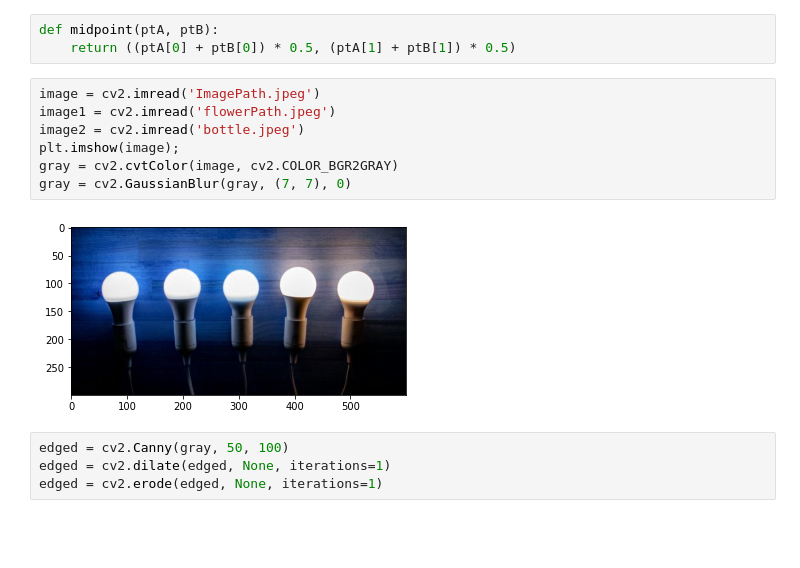
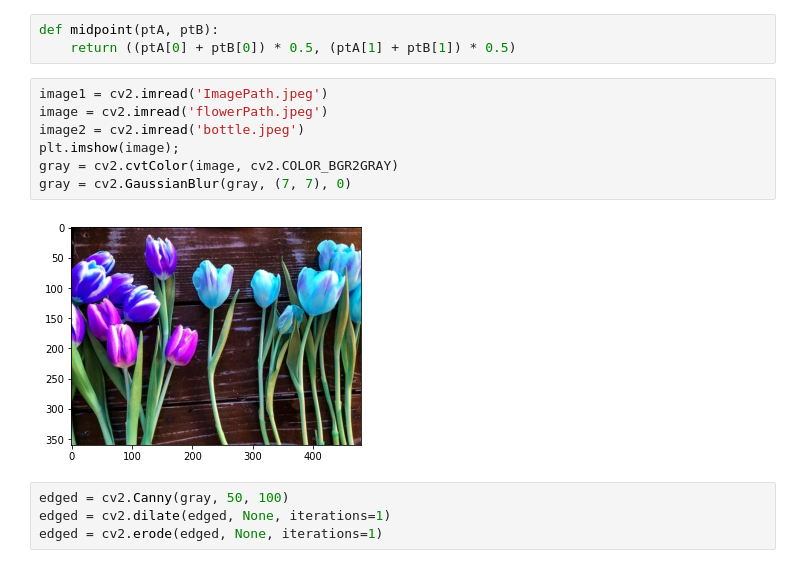
Before and after one commit to Vaishali1725/MachineVision, a Jupyter notebook: PathMeasurement.ipynb, the cells around one changed output. Saved outputs shown, nothing was run; the diff lists cells and outputs as text; blank space fills up the shorter version.

```diff
--- a/PathMeasurement.ipynb
+++ b/PathMeasurement.ipynb
@@ -11,14 +11,14 @@ import cv2
 def midpoint(ptA, ptB):
     return ((ptA[0] + ptB[0]) * 0.5, (ptA[1] + ptB[1]) * 0.5)
 # %%
-image = cv2.imread('ImagePath.jpeg')
-image1 = cv2.imread('flowerPath.jpeg')
+image1 = cv2.imread('ImagePath.jpeg')
+image = cv2.imread('flowerPath.jpeg')
 image2 = cv2.imread('bottle.jpeg')
 plt.imshow(image);
 gray = cv2.cvtColor(image, cv2.COLOR_BGR2GRAY)
 gray = cv2.GaussianBlur(gray, (7, 7), 0)
 # %% [output]
-[figure, old version]
+[figure, new version]
 # %%
 edged = cv2.Canny(gray, 50, 100)
 edged = cv2.dilate(edged, None, iterations=1)
```
Also changed, not shown: parts of 1 cell of this notebook.
